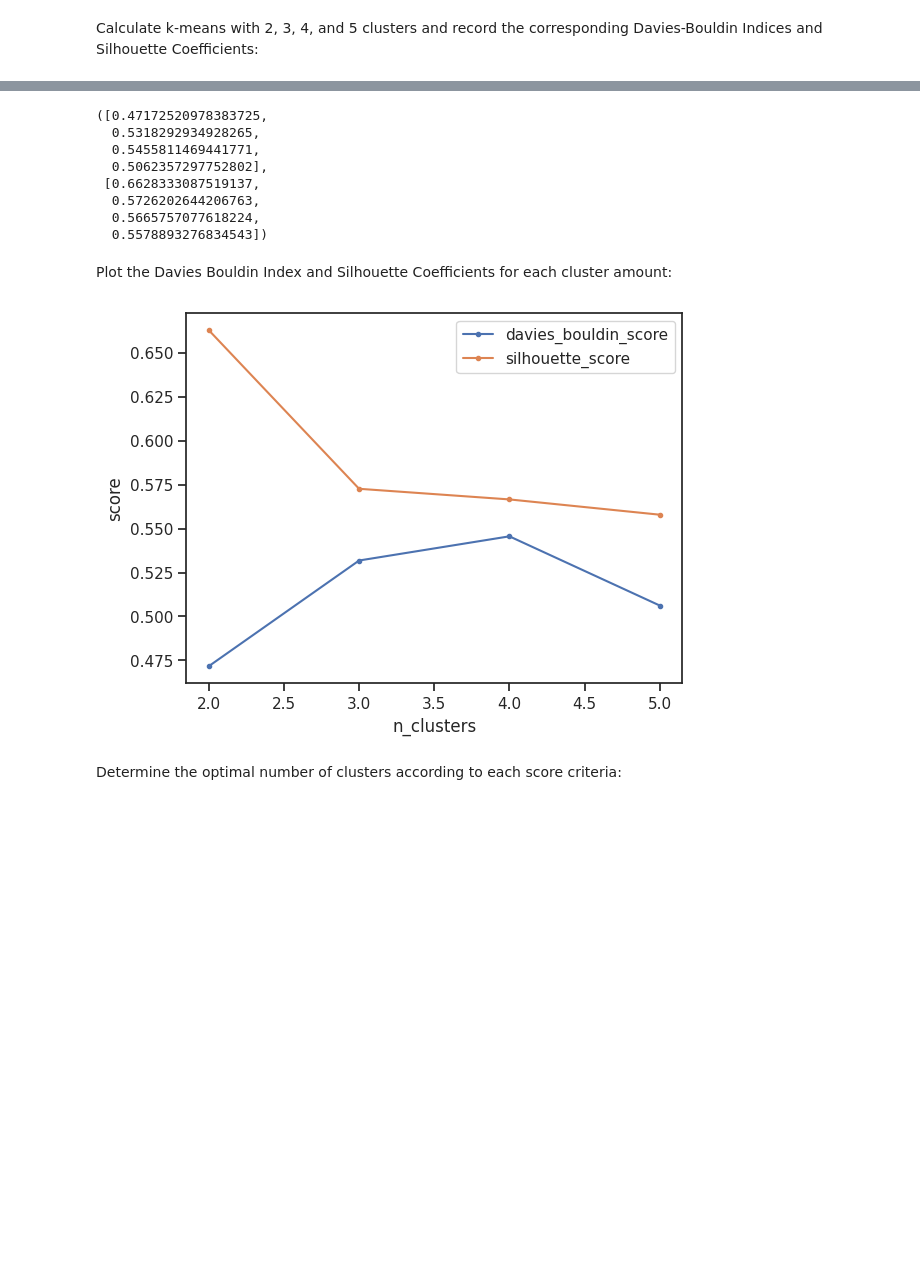
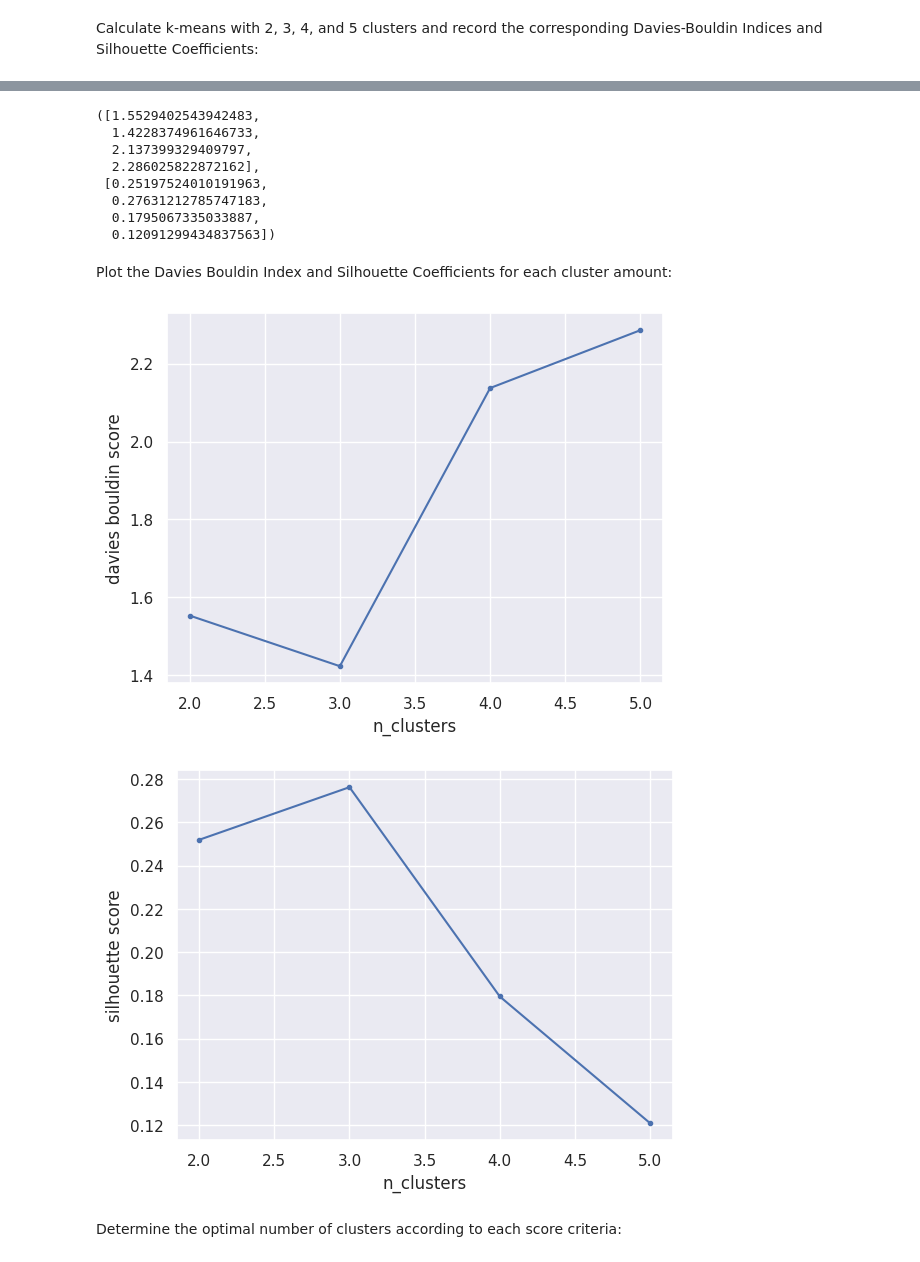
Before and after one commit to ybrenning/ivda, a Jupyter notebook: 02/02-solution.ipynb, the cells around one changed output, grey strips where cells are left out. Saved outputs shown, nothing was run; the diff lists cells and outputs as text; code cells hidden in the pictures; blank space fills up the shorter version.

```diff
--- a/02/02-solution.ipynb
+++ b/02/02-solution.ipynb
@@ -253,31 +269,36 @@ s_scores = []
 
 for n in n_clusters:
     kmeans = KMeans(init='k-means++', n_init='auto', n_clusters=n, random_state=42)
-    y_pred = kmeans.fit_predict(X)
-    db_scores.append(davies_bouldin_score(X, y_pred))
-    s_scores.append(silhouette_score(X, y_pred))
+    y_pred = kmeans.fit_predict(X_scaled)
+    db_scores.append(davies_bouldin_score(X_scaled, y_pred))
+    s_scores.append(silhouette_score(X_scaled, y_pred))
 
 db_scores, s_scores
 # %% [output]
-([0.47172520978383725,
-  0.5318292934928265,
-  0.5455811469441771,
-  0.5062357297752802],
- [0.6628333087519137,
-  0.5726202644206763,
-  0.5665757077618224,
-  0.5578893276834543])
+([1.5529402543942483,
+  1.4228374961646733,
+  2.137399329409797,
+  2.286025822872162],
+ [0.25197524010191963,
+  0.27631212785747183,
+  0.1795067335033887,
+  0.12091299434837563])
 # %% [markdown]
 Plot the Davies Bouldin Index and Silhouette Coefficients for each cluster amount:
 # %%
 plt.plot(n_clusters, db_scores, marker='.')
-plt.plot(n_clusters, s_scores, marker='.')
 plt.xlabel('n_clusters')
-plt.ylabel('score')
-plt.legend(['davies_bouldin_score', 'silhouette_score'])
+plt.ylabel('davies bouldin score')
 plt.show()
 # %% [output]
-[figure, old version]
+[figure, new version]
+# %%
+plt.plot(n_clusters, s_scores, marker='.')
+plt.xlabel('n_clusters')
+plt.ylabel('silhouette score')
+plt.show()
+# %% [output]
+[figure, added]
 # %% [markdown]
 Determine the optimal number of clusters according to each score criteria:
 # %%
```
Also changed, not shown: parts of 7 cells of this notebook.
